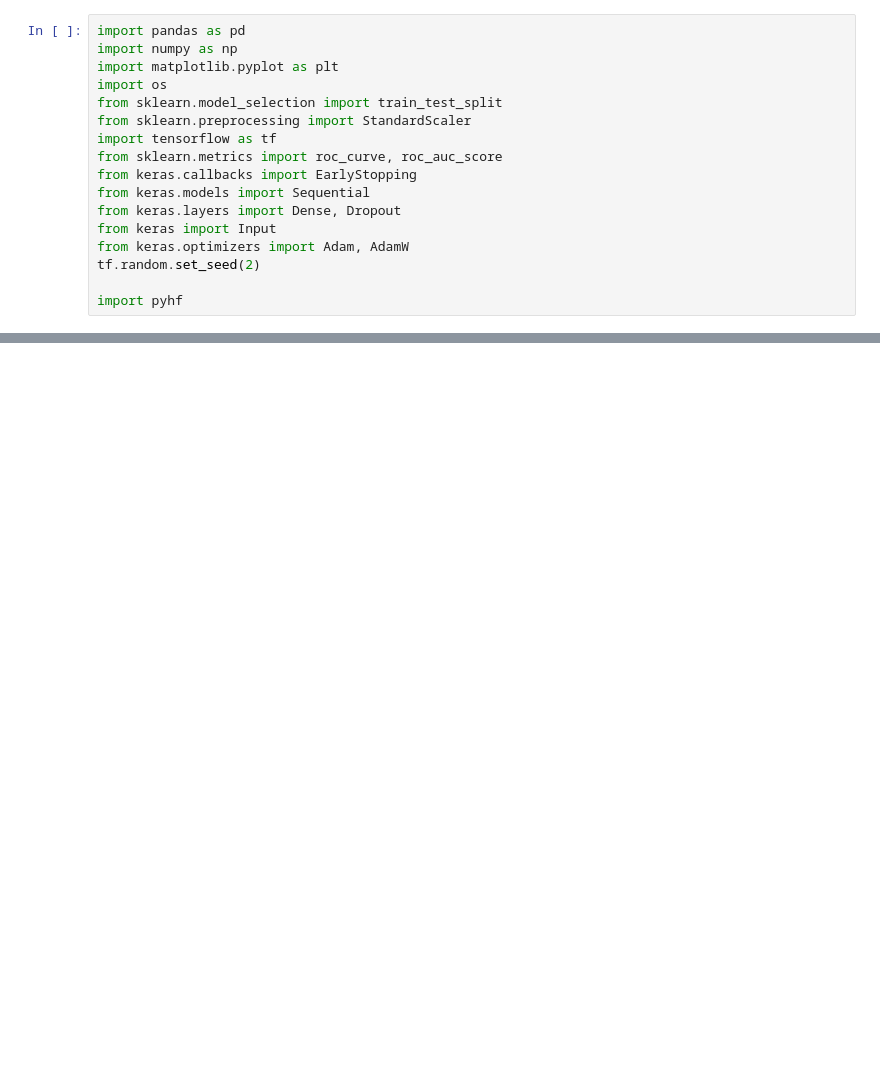
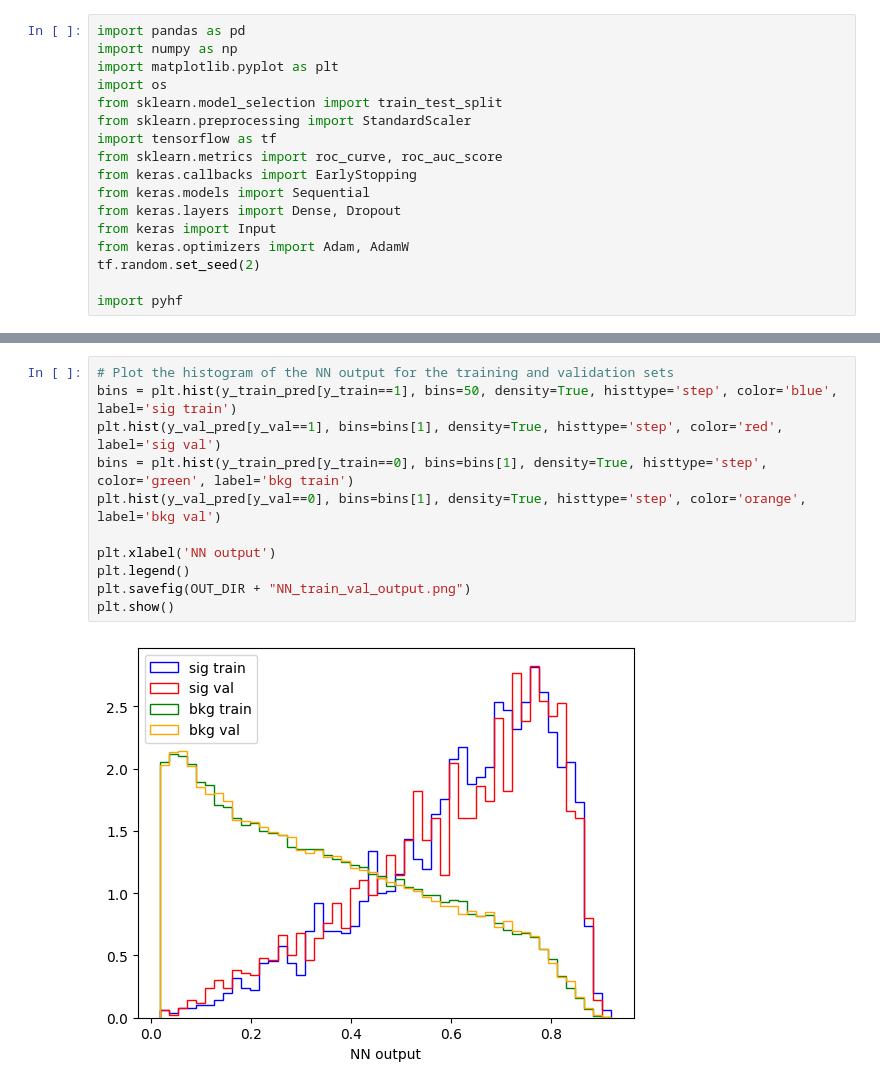
Before and after one commit to joaopedrobiu6/MASHEP_jbiu, a Jupyter notebook: Projeto/MachineLearning.ipynb, the cells around one changed output, grey strips where cells are left out. Cells and saved outputs as stored; diff of their text form; blank space fills up the shorter version.

```diff
--- a/Projeto/MachineLearning.ipynb
+++ b/Projeto/MachineLearning.ipynb
@@ -215,0 +197,13 @@ with open(OUT_DIR + "results.txt", "w") as f:
+# %%
+# Plot the histogram of the NN output for the training and validation sets
+bins = plt.hist(y_train_pred[y_train==1], bins=50, density=True, histtype='step', color='blue', label='sig train')
+plt.hist(y_val_pred[y_val==1], bins=bins[1], density=True, histtype='step', color='red', label='sig val')
+bins = plt.hist(y_train_pred[y_train==0], bins=bins[1], density=True, histtype='step', color='green', label='bkg train')
+plt.hist(y_val_pred[y_val==0], bins=bins[1], density=True, histtype='step', color='orange', label='bkg val')
+
+plt.xlabel('NN output')
+plt.legend()
+plt.savefig(OUT_DIR + "NN_train_val_output.png")
+plt.show()
+# %% [output]
+[figure, added]
```
Also changed, not shown: parts of 51 cells of this notebook, 50 other files.
